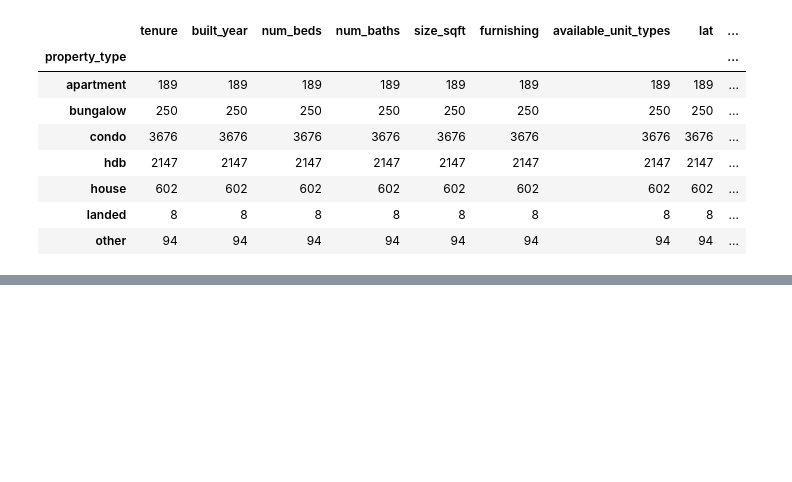
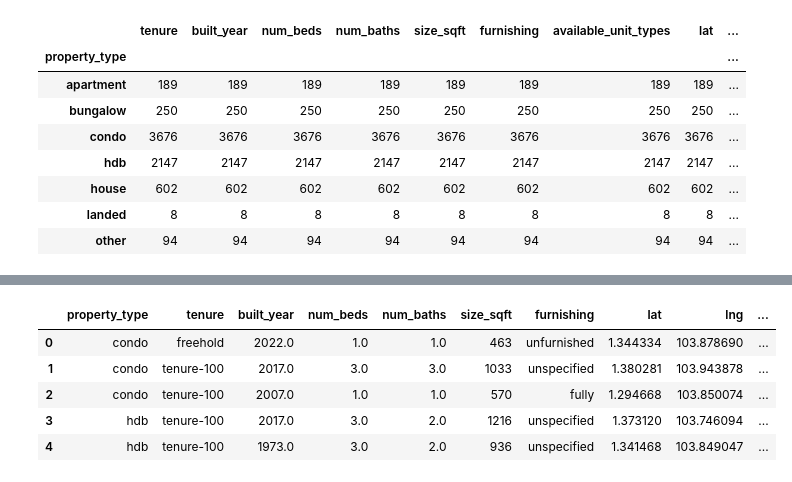
Before and after one commit to GaryGky/CS5228, a Jupyter notebook: Project/testprocess.ipynb, the cells around one changed output, grey strips where cells are left out. Drawn from its saved outputs; the diff is of its cells as text; code cells hidden in the pictures; blank space fills up the shorter version.

Commit message:
do preprocessing for available_unit_types, property_type, tenure, but not filtering outliers

```diff
--- a/Project/testprocess.ipynb
+++ b/Project/testprocess.ipynb
@@ -173,2 +177,17 @@ data.groupby(by='tenure').count()
+# %%
+data_available_unit_types = data['available_unit_types'].apply(parse_available_unit_types)
+data['available_unit_type_is_studio'] = data_available_unit_types.apply(lambda x: x['type'])
+data['available_unit_type_min_room'] = data_available_unit_types.apply(lambda x: x['min'])
+data['available_unit_type_max_room'] = data_available_unit_types.apply(lambda x: x['max'])
+data = data.drop(['available_unit_types'], axis=1)
+# %%
+data.head()
+# %% [output]
+|  | property_type | tenure | built_year | num_beds | num_baths | size_sqft | furnishing | lat | lng | ... |
+| 0 | condo | freehold | 2022.0 | 1.0 | 1.0 | 463 | unfurnished | 1.344334 | 103.878690 | ... |
+| 1 | condo | tenure-100 | 2017.0 | 3.0 | 3.0 | 1033 | unspecified | 1.380281 | 103.943878 | ... |
+| 2 | condo | tenure-100 | 2007.0 | 1.0 | 1.0 | 570 | fully | 1.294668 | 103.850074 | ... |
+| 3 | hdb | tenure-100 | 2017.0 | 3.0 | 2.0 | 1216 | unspecified | 1.373120 | 103.746094 | ... |
+| 4 | hdb | tenure-100 | 1973.0 | 3.0 | 2.0 | 936 | unspecified | 1.341468 | 103.849047 | ... |
 # %%
 data.to_csv('./clean/test.csv', index=False)
```
Also changed, not shown: parts of 2 cells of this notebook, 4 other files.
